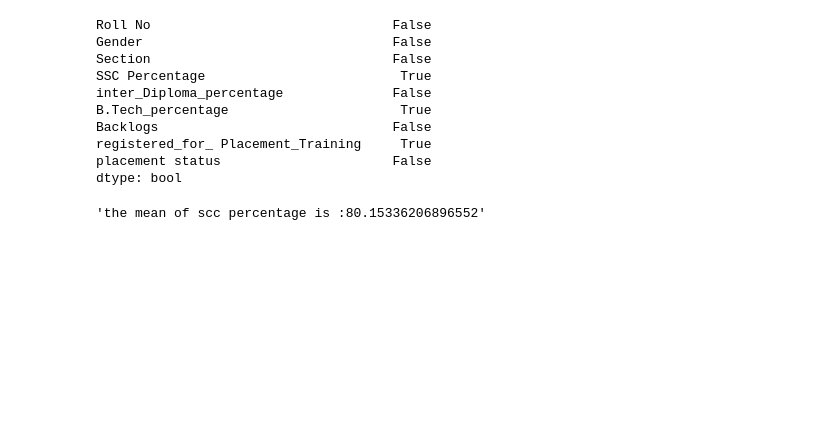
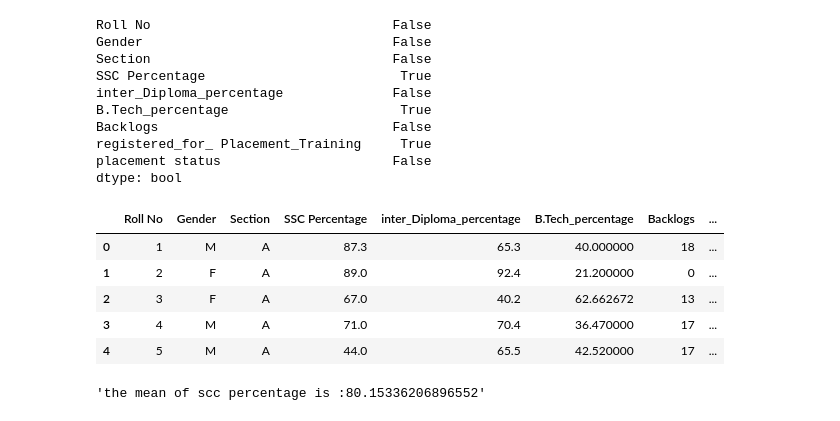
Before and after one commit to 21pa1a6128/DWM-lab, a Jupyter notebook: operations_on_dataset.ipynb, the cells around one changed output. Cells and saved outputs as stored; diff of their text form; code cells hidden in the pictures; blank space fills up the shorter version.

```diff
--- a/operations_on_dataset.ipynb
+++ b/operations_on_dataset.ipynb
@@ -36,7 +37,16 @@ dtype: bool
 # %%
 #Q3 deal with na values
 df['SSC Percentage']=df['SSC Percentage'].fillna(np.mean(df['SSC Percentage']))
 df['B.Tech_percentage']=df['B.Tech_percentage'].fillna(np.mean(df['B.Tech_percentage']))
+df['registered_for_ Placement_Training']=df['registered_for_ Placement_Training'].fillna((df['registered_for_ Placement_Training'].mode()[0]))
+df.head()
+# %% [output]
+|  | Roll No | Gender | Section | SSC Percentage | inter_Diploma_percentage | B.Tech_percentage | Backlogs | ... |
+| 0 | 1 | M | A | 87.3 | 65.3 | 40.000000 | 18 | ... |
+| 1 | 2 | F | A | 89.0 | 92.4 | 21.200000 | 0 | ... |
+| 2 | 3 | F | A | 67.0 | 40.2 | 62.662672 | 13 | ... |
+| 3 | 4 | M | A | 71.0 | 70.4 | 36.470000 | 17 | ... |
+| 4 | 5 | M | A | 44.0 | 65.5 | 42.520000 | 17 | ... |
 # %%
 #Q4 find the mean of SCC Percentage
 'the mean of scc percentage is :'+str(df['SSC Percentage'].mean())
```
Also changed, not shown: parts of 15 cells of this notebook.
